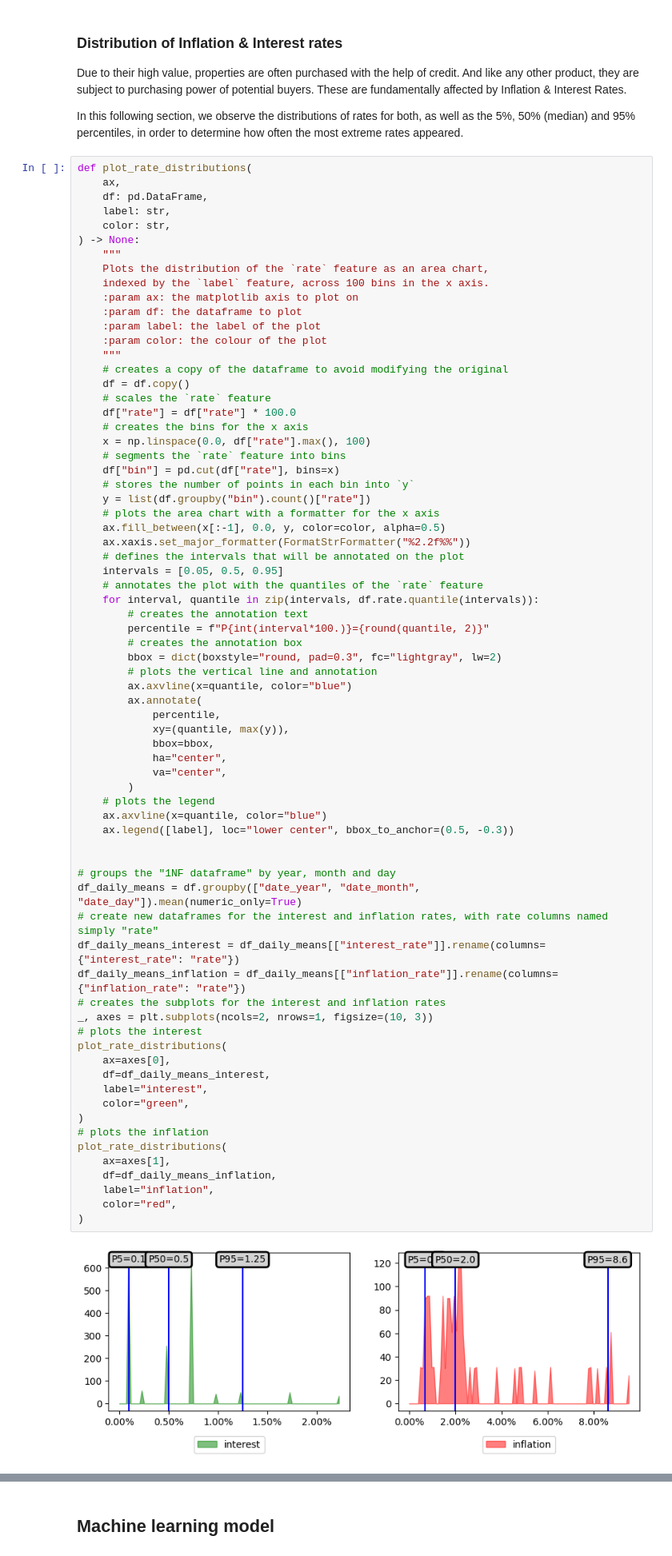
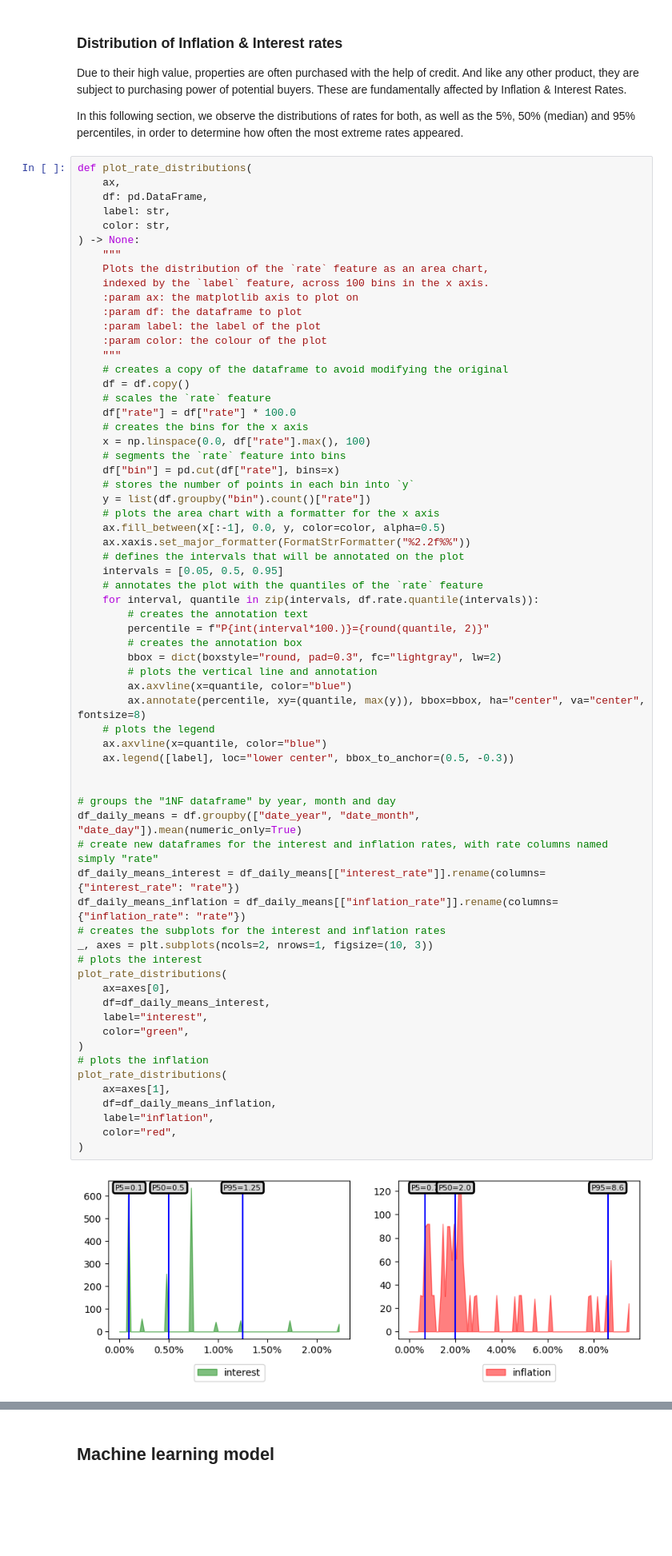
Before and after one commit to hudsonmendes/uolondon-cm3005-dsc, a Jupyter notebook: report.ipynb, the cells around one changed output, grey strips where cells are left out. Shown at 80% size. Cells and saved outputs as stored; diff of their text form; blank space fills up the shorter version.

Commit message:
data visualisation

```diff
--- a/report.ipynb
+++ b/report.ipynb
@@ -939,38 +939,32 @@ def plot_rate_distributions(
         bbox = dict(boxstyle="round, pad=0.3", fc="lightgray", lw=2)
         # plots the vertical line and annotation
         ax.axvline(x=quantile, color="blue")
-        ax.annotate(
-            percentile,
-            xy=(quantile, max(y)),
-            bbox=bbox,
-            ha="center",
-            va="center",
-        )
+        ax.annotate(percentile, xy=(quantile, max(y)), bbox=bbox, ha="center", va="center", fontsize=8)
     # plots the legend
     ax.axvline(x=quantile, color="blue")
     ax.legend([label], loc="lower center", bbox_to_anchor=(0.5, -0.3))
 
 
 # groups the "1NF dataframe" by year, month and day
 df_daily_means = df.groupby(["date_year", "date_month", "date_day"]).mean(numeric_only=True)
 # create new dataframes for the interest and inflation rates, with rate columns named simply "rate"
 df_daily_means_interest = df_daily_means[["interest_rate"]].rename(columns={"interest_rate": "rate"})
 df_daily_means_inflation = df_daily_means[["inflation_rate"]].rename(columns={"inflation_rate": "rate"})
 # creates the subplots for the interest and inflation rates
 _, axes = plt.subplots(ncols=2, nrows=1, figsize=(10, 3))
 # plots the interest
 plot_rate_distributions(
     ax=axes[0],
     df=df_daily_means_interest,
     label="interest",
     color="green",
 )
 # plots the inflation
 plot_rate_distributions(
     ax=axes[1],
     df=df_daily_means_inflation,
     label="inflation",
     color="red",
 )
 # %% [output]
-[figure, old version]
+[figure, new version]
```
Also changed, not shown: parts of 14 cells of this notebook.
